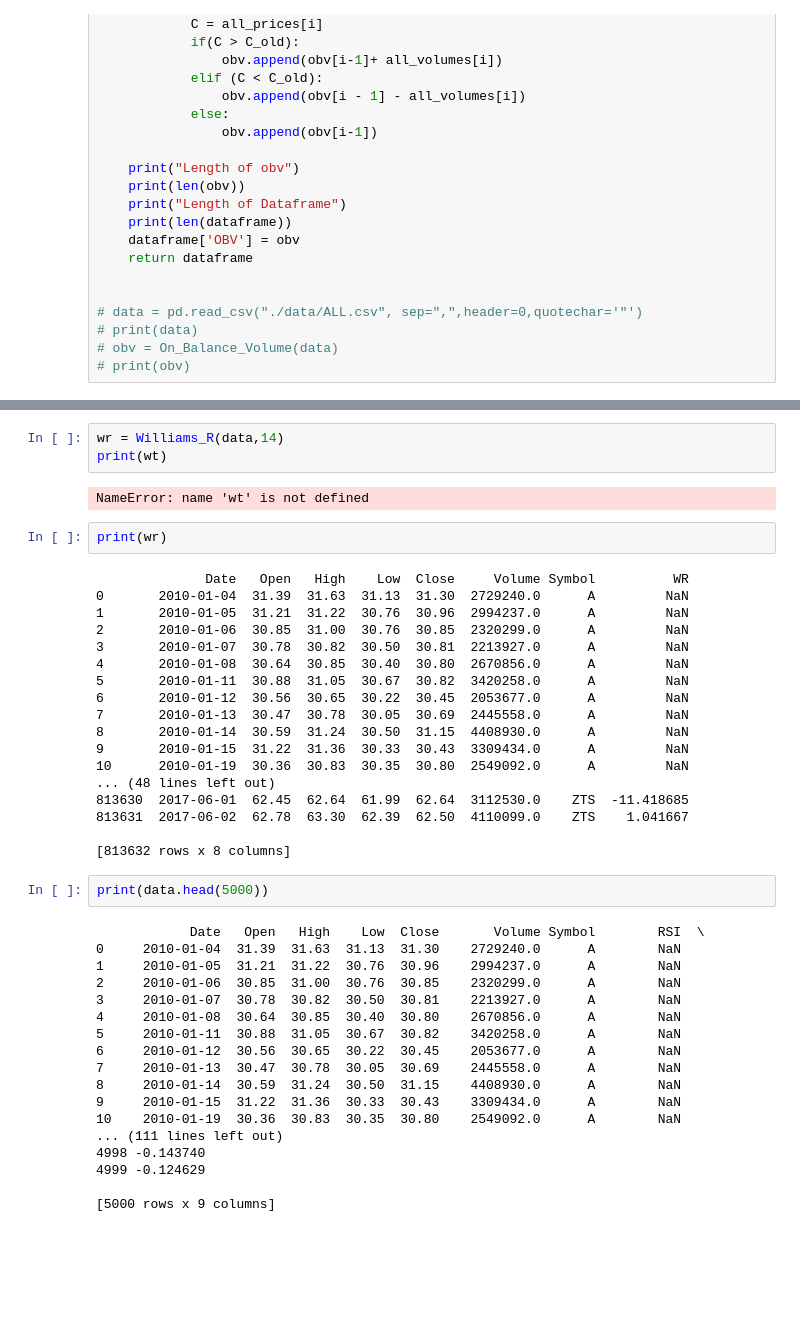
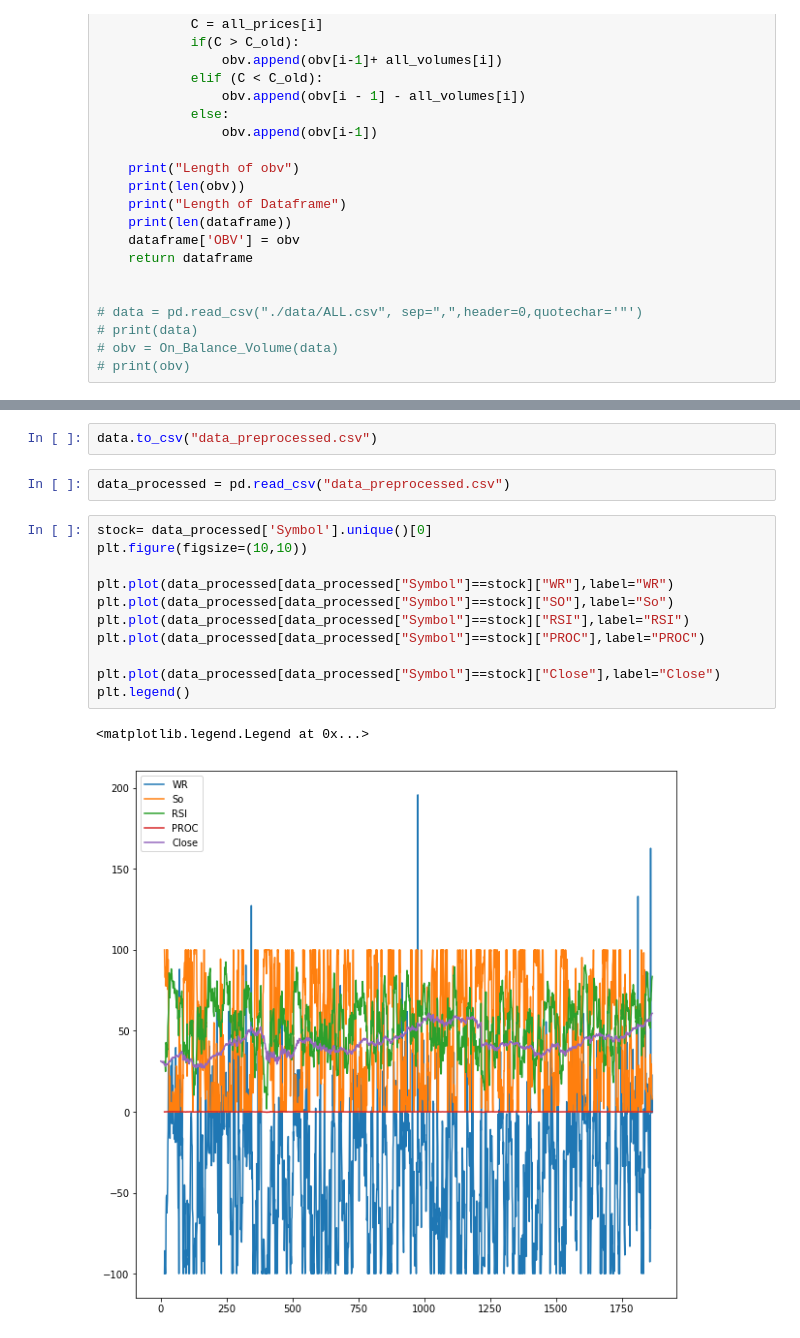
Before and after one commit to johnberroa/RandomForest-StockPredictor, a Jupyter notebook: Tech_Analysis Notebook.ipynb, the cells around one changed output, grey strips where cells are left out. Cells and saved outputs as stored; diff of their text form; blank space fills up the shorter version.

Commit message:
add plot

```diff
--- a/Tech_Analysis Notebook.ipynb
+++ b/Tech_Analysis Notebook.ipynb
@@ -243,45 +200,18 @@ def Williams_R(dataframe, period):
-# %%
-wr = Williams_R(data,14)
-print(wt)
-# %% [output]
-NameError: name 'wt' is not defined
-# %%
-print(wr)
-# %% [output]
-              Date   Open   High    Low  Close     Volume Symbol          WR
-0       2010-01-04  31.39  31.63  31.13  31.30  2729240.0      A         NaN
-1       2010-01-05  31.21  31.22  30.76  30.96  2994237.0      A         NaN
-2       2010-01-06  30.85  31.00  30.76  30.85  2320299.0      A         NaN
-3       2010-01-07  30.78  30.82  30.50  30.81  2213927.0      A         NaN
-4       2010-01-08  30.64  30.85  30.40  30.80  2670856.0      A         NaN
-5       2010-01-11  30.88  31.05  30.67  30.82  3420258.0      A         NaN
-6       2010-01-12  30.56  30.65  30.22  30.45  2053677.0      A         NaN
-7       2010-01-13  30.47  30.78  30.05  30.69  2445558.0      A         NaN
-8       2010-01-14  30.59  31.24  30.50  31.15  4408930.0      A         NaN
-9       2010-01-15  31.22  31.36  30.33  30.43  3309434.0      A         NaN
-10      2010-01-19  30.36  30.83  30.35  30.80  2549092.0      A         NaN
-... (48 lines left out)
-813630  2017-06-01  62.45  62.64  61.99  62.64  3112530.0    ZTS  -11.418685
-813631  2017-06-02  62.78  63.30  62.39  62.50  4110099.0    ZTS    1.041667
-
-[813632 rows x 8 columns]
-# %%
-print(data.head(5000))
-# %% [output]
-            Date   Open   High    Low  Close       Volume Symbol        RSI  \
-0     2010-01-04  31.39  31.63  31.13  31.30    2729240.0      A        NaN
-1     2010-01-05  31.21  31.22  30.76  30.96    2994237.0      A        NaN
-2     2010-01-06  30.85  31.00  30.76  30.85    2320299.0      A        NaN
-3     2010-01-07  30.78  30.82  30.50  30.81    2213927.0      A        NaN
-4     2010-01-08  30.64  30.85  30.40  30.80    2670856.0      A        NaN
-5     2010-01-11  30.88  31.05  30.67  30.82    3420258.0      A        NaN
-6     2010-01-12  30.56  30.65  30.22  30.45    2053677.0      A        NaN
-7     2010-01-13  30.47  30.78  30.05  30.69    2445558.0      A        NaN
-8     2010-01-14  30.59  31.24  30.50  31.15    4408930.0      A        NaN
-9     2010-01-15  31.22  31.36  30.33  30.43    3309434.0      A        NaN
-10    2010-01-19  30.36  30.83  30.35  30.80    2549092.0      A        NaN
-... (111 lines left out)
-4998 -0.143740
-4999 -0.124629
-
-[5000 rows x 9 columns]
+# %%
+data.to_csv("data_preprocessed.csv")
+# %%
+data_processed = pd.read_csv("data_preprocessed.csv")
+# %%
+stock= data_processed['Symbol'].unique()[0]
+plt.figure(figsize=(10,10))
+
+plt.plot(data_processed[data_processed["Symbol"]==stock]["WR"],label="WR")
+plt.plot(data_processed[data_processed["Symbol"]==stock]["SO"],label="So")
+plt.plot(data_processed[data_processed["Symbol"]==stock]["RSI"],label="RSI")
+plt.plot(data_processed[data_processed["Symbol"]==stock]["PROC"],label="PROC")
+
+plt.plot(data_processed[data_processed["Symbol"]==stock]["Close"],label="Close")
+plt.legend()
+# %% [output]
+<matplotlib.legend.Legend at 0x...>
+[figure, added]
```
Also changed, not shown: parts of 5 cells of this notebook.
